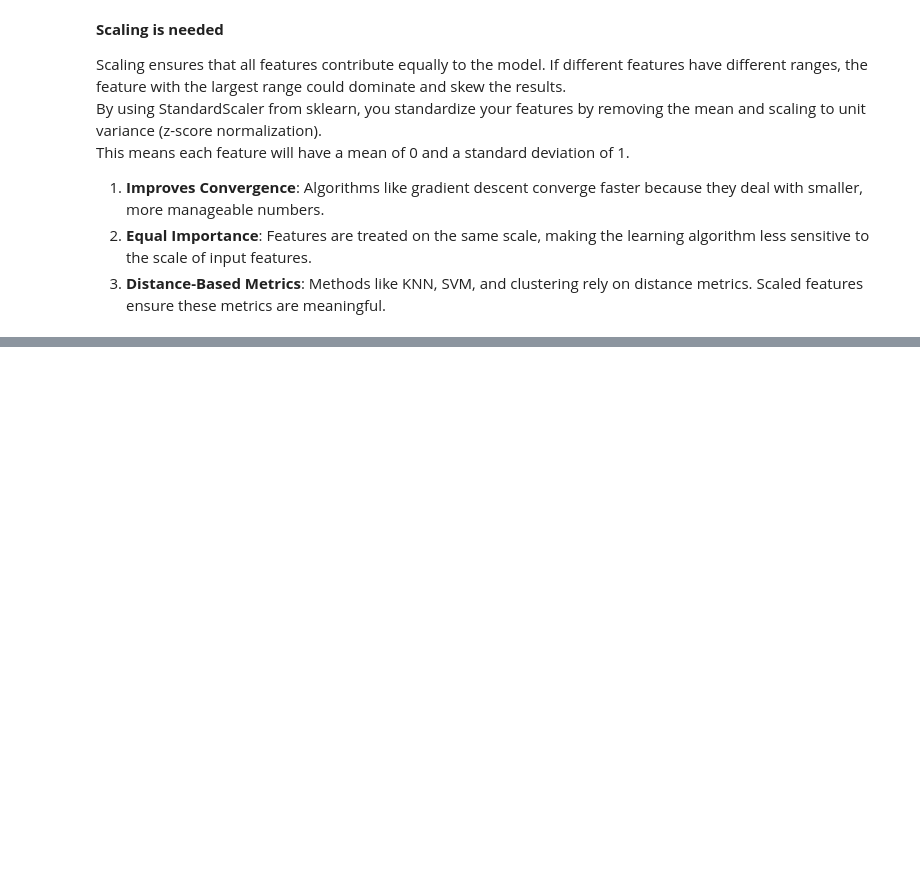
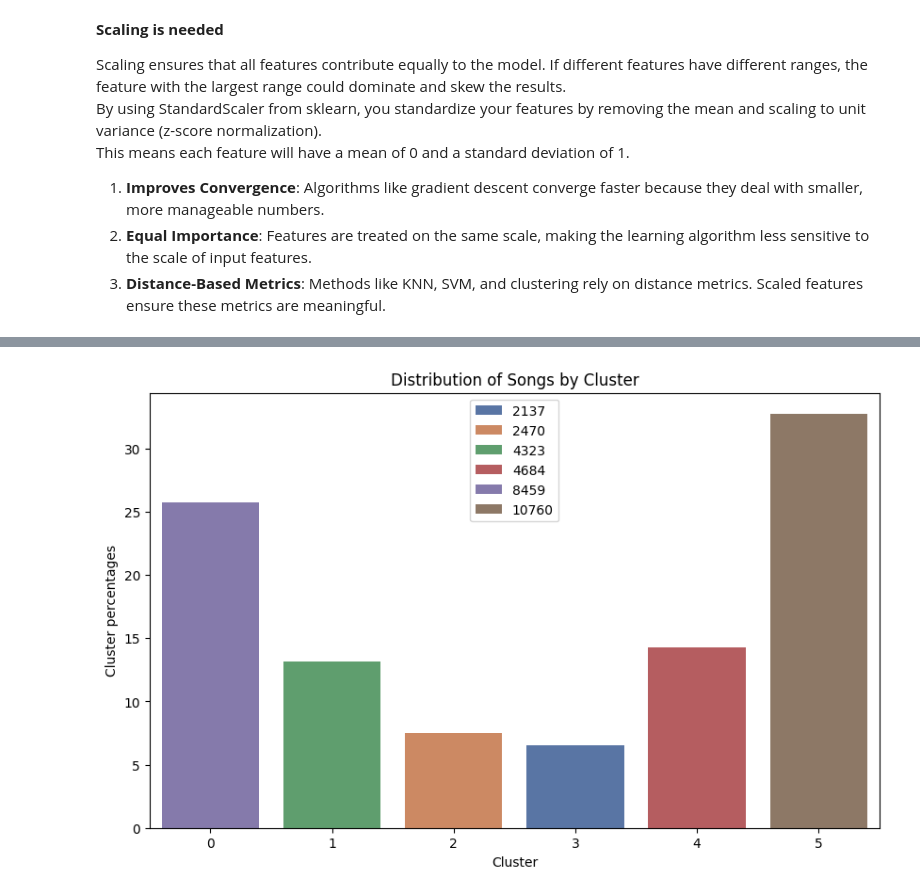
Before and after one commit to Darknight47/Data-Science-Project-02, a Jupyter notebook: music_recommendation.ipynb, the cells around one changed output, grey strips where cells are left out. Saved outputs shown, nothing was run; the diff lists cells and outputs as text; code cells hidden in the pictures; blank space fills up the shorter version.

```diff
--- a/music_recommendation.ipynb
+++ b/music_recommendation.ipynb
@@ -192,0 +227,5 @@ This means each feature will have a mean of 0 and a standard deviation of 1.
+# %%
+# Choosing 6 as number of clusters.
+
+kmeans_cluster = KMeans(n_clusters=6, random_state=47)
+dataset['cluster_kmeans'] = kmeans_cluster.fit_predict(X_scaled)
@@ -192,0 +246,7 @@ This means each feature will have a mean of 0 and a standard deviation of 1.
+# %%
+cluster_counts = dataset['cluster_kmeans'].value_counts().sort_values(ascending=False)
+
+# Calculate the percentage of each cluster
+total_songs = cluster_counts.sum()
+cluster_percentages = (cluster_counts / total_songs) * 100
+print("Cluster Percentages:", cluster_percentages)
@@ -192,0 +262,12 @@ This means each feature will have a mean of 0 and a standard deviation of 1.
+# %%
+# Plot the distribution of clusters with percentages
+plt.figure(figsize=(10, 6))
+sns.barplot(x=cluster_counts.index, y=cluster_percentages.values, hue=cluster_counts.values, palette='deep')
+plt.xlabel('Cluster')
+plt.ylabel('Cluster percentages')
+plt.title('Distribution of Songs by Cluster')
+
+plt.grid(False)
+plt.show()
+# %% [output]
+[figure, added]
```
Also changed, not shown: parts of 6 cells of this notebook.
